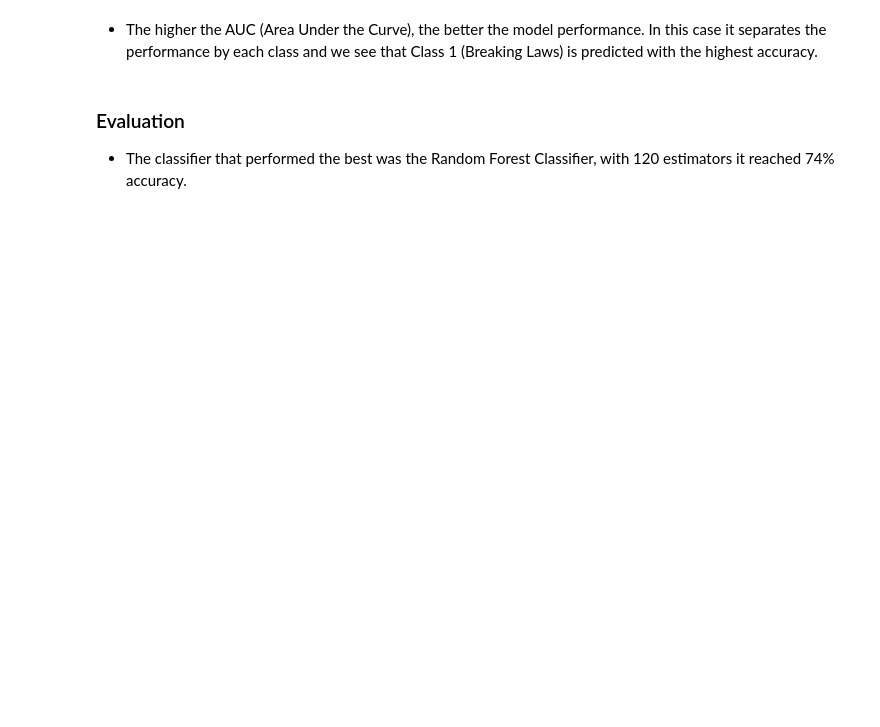
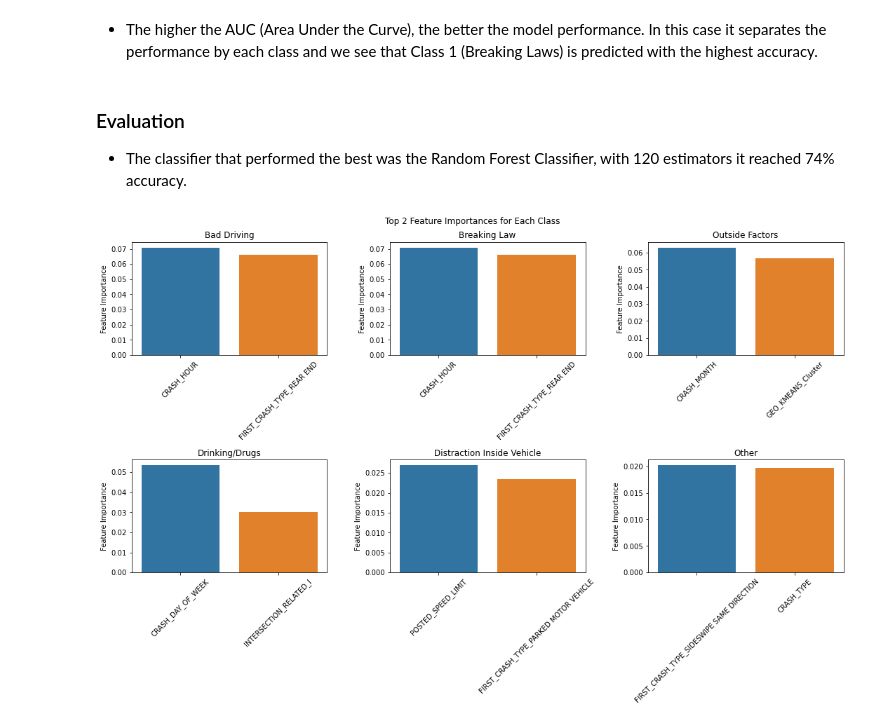
Before and after one commit to nechamab/chicago_car_crashes, a Jupyter notebook: notebooks/Decision_tree_models.ipynb, the cells around one changed output. Drawn from its saved outputs; the diff is of its cells as text; code cells hidden in the pictures; blank space fills up the shorter version.

```diff
--- a/notebooks/Decision_tree_models.ipynb
+++ b/notebooks/Decision_tree_models.ipynb
@@ -738,3 +556,48 @@ plt.show()
 ### Evaluation
 
 - The classifier that performed the best was the Random Forest Classifier, with 120 estimators it reached 74% accuracy.
+# %%
+import seaborn as sns
+import matplotlib.pyplot as plt
+
+# Define class names
+class_names = ['Bad Driving', 'Breaking Law', 'Outside Factors', 'Drinking/Drugs', 'Distraction Inside Vehicle', 'Other']
+
+# Print the feature importances
+feature_importances = clf_final.feature_importances_
+
+# Sort the feature importances from greatest to least using the sorted indices
+sorted_indices = feature_importances.argsort()[::-1]
+sorted_feature_names = X_train.columns[sorted_indices]
+sorted_importances = feature_importances[sorted_indices]
+
+# Create a figure with three columns and two rows
+fig, axes = plt.subplots(2, 3, figsize=(15, 10))
+fig.suptitle("Top 2 Feature Importances for Each Class")
+
+# Iterate over each class
+for class_label, ax in zip(range(6), axes.flatten()):
+    # Filter the sorted feature importances and names for the current class
+    class_sorted_importances = sorted_importances[class_label*2 : (class_label+1)*2]
+    class_sorted_feature_names = sorted_feature_names[class_label*2 : (class_label+1)*2]
+
+    if class_label == 0:
+        # For class 0, select the 3rd and 4th feature instead
+        class_sorted_importances = sorted_importances[class_label*2 + 2 : (class_label+1)*2 + 2]
+        class_sorted_feature_names = sorted_feature_names[class_label*2 + 2 : (class_label+1)*2 + 2]
+
+    # Create the bar plot for the current class
+    sns.barplot(x=class_sorted_feature_names, y=class_sorted_importances, ax=ax )
+    ax.set_title(class_names[class_label])  # Set the title using class_names
+#     ax.set_xlabel("Feature Name")
+    ax.set_ylabel("Feature Importance")
+
+    # Rotate x-axis labels for better readability
+    ax.tick_params(axis='x', rotation=45)
+
+# Adjust the spacing between subplots
+plt.tight_layout()
+plt.savefig('../images/feature_importance.png', facecolor='w', transparent=False)
+plt.show()
+# %% [output]
+[figure, added]
```
Also changed, not shown: parts of 33 cells of this notebook, 4 other files.
